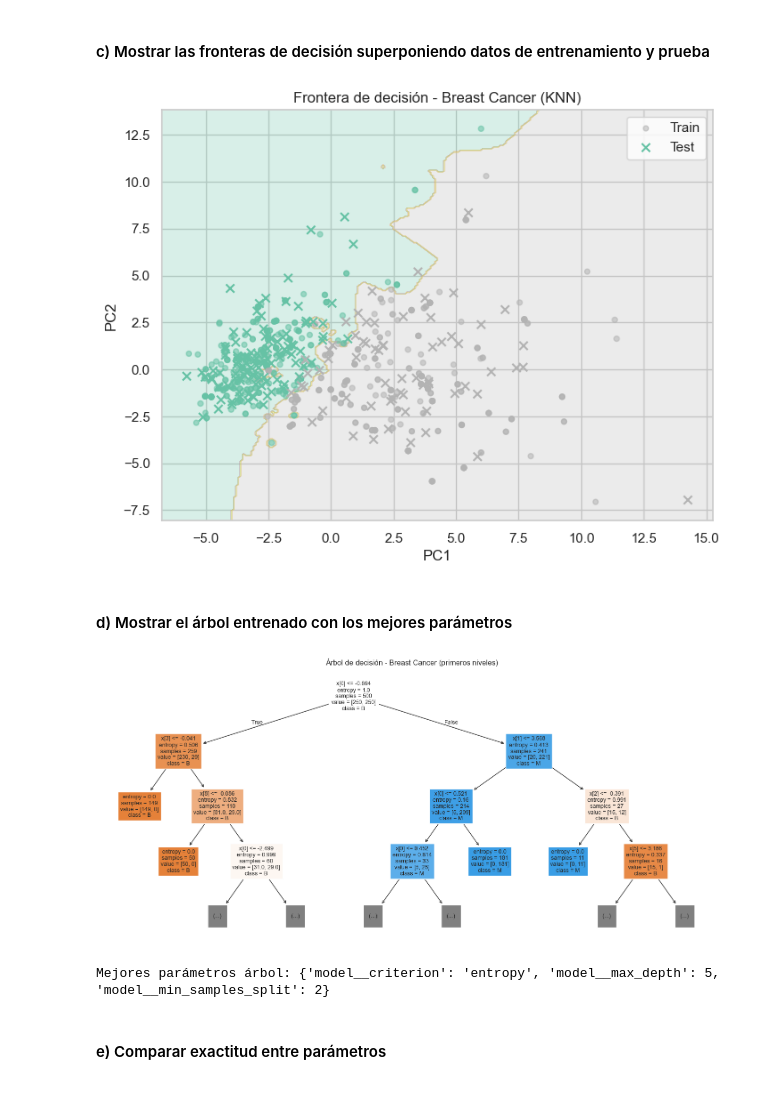
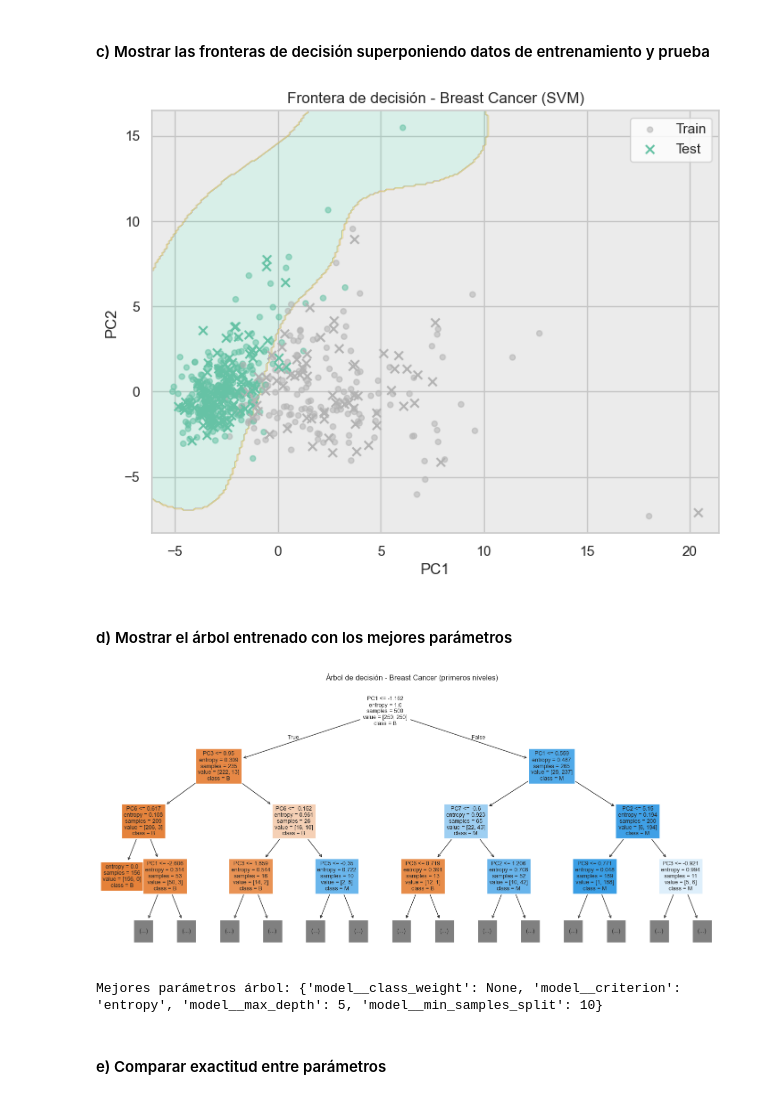
Before and after one commit to nodracPM/Pattern-Recognition, a Jupyter notebook: Lab/P4/notebook.ipynb, the cells around one changed output. Cells and saved outputs as stored; diff of their text form; code cells hidden in the pictures.

```diff
--- a/Lab/P4/notebook.ipynb
+++ b/Lab/P4/notebook.ipynb
@@ -559,15 +679,15 @@ list(wdbc_pipelines.keys())
 # %% [markdown]
 #### b) La búsqueda en cuadrícula nos permitirá encontrar los mejores hiper-parámetros. Este método consiste en especificar una lista de posibles valores para cada hiperparámetro y luego entrenar el modelo para cada combinación de estos valores. Se evalúa el rendimiento de cada modelo y se selecciona la combinación de hiperparámetros que da el mejor rendimiento. Este método es exhaustivo y puede resultar computacionalmente costoso, especialmente cuando se trata con un gran número de hiperparámetros o un gran número de datos.
 # %%
-# Función para búsqueda en cuadrícula
-def run_grid_searches(pipelines, param_grids, X_train, y_train, cv=3):
+# Función para búsqueda en cuadrícula con GridSearchCV de scikit-learn
+def run_grid_searches(pipelines, param_grids, X_train, y_train, cv=3, scoring='f1_macro'):
     searches = {}
     for model_name, pipeline in pipelines.items():
         print(f'Entrenando {model_name}...')
         search = GridSearchCV(
             estimator=pipeline,
             param_grid=param_grids[model_name],
-            scoring='accuracy',
+            scoring=scoring,
             cv=cv,
             n_jobs=1,
             refit=True,
@@ -575,9 +695,9 @@ def run_grid_searches(pipelines, param_grids, X_train, y_train, cv=3):
         )
         search.fit(X_train, y_train)
         searches[model_name] = search
-        print(f'  Mejor accuracy CV: {search.best_score_:.4f}')
+        print(f'  Mejor {scoring} CV: {search.best_score_:.4f}')
         print(f'  Mejores parámetros: {search.best_params_}')
     return searches
 
-print('Función run_grid_searches lista.')
+print('Función run_grid_searches lista; usa GridSearchCV de scikit-learn.')
 # %% [output]
@@ -646,9 +771,11 @@ wdbc_knn_grid
 # %%
 # Hiperparámetros árbol de decisión: Breast Cancer
+# class_weight permite evaluar si ponderar clases mejora el desempeño frente al desbalance.
 wdbc_tree_grid = {
     'model__max_depth': [3, 5, 7, None],
     'model__min_samples_split': [2, 5, 10],
-    'model__criterion': ['gini', 'entropy']
+    'model__criterion': ['gini', 'entropy'],
+    'model__class_weight': [None, 'balanced']
 }
 wdbc_tree_grid
 # %% [output]
@@ -664,9 +793,11 @@ wdbc_tree_grid
 # %%
 # Hiperparámetros SVM y grid completo: Breast Cancer
+# class_weight='balanced' se incluye para que GridSearchCV decida si aporta valor.
 wdbc_svm_grid = {
     'model__kernel': ['linear', 'rbf'],
     'model__C': [0.1, 1, 10],
-    'model__gamma': ['scale', 'auto', 0.01, 0.1]
+    'model__gamma': ['scale', 'auto', 0.01, 0.1],
+    'model__class_weight': [None, 'balanced']
 }
 
 wdbc_param_grids = {
@@ -764,9 +906,10 @@ parkinsons_param_grids
 wdbc_searches = run_grid_searches(
     wdbc_pipelines,
     wdbc_param_grids,
-    wdbc_X_train_balanced,
-    wdbc_y_train_balanced,
-    cv=3
+    wdbc_X_train,
+    wdbc_y_train,
+    cv=3,
+    scoring='f1_macro'
 )
 
 def evaluate_searches(searches, X_test, y_test):
@@ -777,14 +920,15 @@ def evaluate_searches(searches, X_test, y_test):
         predictions[model_name] = y_pred
         rows.append({
             'model': model_name,
-            'best_cv_accuracy': search.best_score_,
+            'best_cv_f1_macro': search.best_score_,
             'test_accuracy': accuracy_score(y_test, y_pred),
+            'test_balanced_accuracy': balanced_accuracy_score(y_test, y_pred),
             'test_precision_macro': precision_score(y_test, y_pred, average='macro', zero_division=0),
             'test_recall_macro': recall_score(y_test, y_pred, average='macro', zero_division=0),
             'test_f1_macro': f1_score(y_test, y_pred, average='macro', zero_division=0),
             'best_params': search.best_params_
         })
-    return pd.DataFrame(rows).sort_values('test_accuracy', ascending=False), predictions
+    return pd.DataFrame(rows).sort_values('test_f1_macro', ascending=False), predictions
 
 wdbc_results, wdbc_predictions = evaluate_searches(wdbc_searches, wdbc_X_test, wdbc_y_test)
 wdbc_best_model_name = wdbc_results.iloc[0]['model']
@@ -842,9 +986,8 @@ def plot_decision_boundary_pca2(best_search, X_train, y_train, X_test, y_test, t
     pca2_pipeline.fit(X_train, y_train_encoded)
 
     X_all = pd.concat([X_train, X_test], axis=0)
-    X_all_2d = pca2_pipeline.named_steps['pca'].transform(
-        pca2_pipeline.named_steps['scaler'].transform(X_all)
-    )
+    X_all_scaled = pca2_pipeline.named_steps['scaler'].transform(X_all)
+    X_all_2d = pca2_pipeline.named_steps['pca'].transform(X_all_scaled)
     X_train_2d = X_all_2d[:len(X_train)]
     X_test_2d = X_all_2d[len(X_train):]
 
@@ -865,33 +1008,34 @@ def plot_decision_boundary_pca2(best_search, X_train, y_train, X_test, y_test, t
 
 plot_decision_boundary_pca2(
     wdbc_best_search,
-    wdbc_X_train_balanced,
-    wdbc_y_train_balanced,
+    wdbc_X_train,
+    wdbc_y_train,
     wdbc_X_test,
     wdbc_y_test,
     f'Frontera de decisión - Breast Cancer ({wdbc_best_model_name})'
 )
 # %% [output]
-[figure, old version]
+[figure, new version]
 # %% [markdown]
 #### d) Mostrar el árbol entrenado con los mejores parámetros
 # %%
 # Árbol entrenado con mejores parámetros: Breast Cancer
 wdbc_tree_best = wdbc_searches['Decision Tree'].best_estimator_
 plt.figure(figsize=(18, 8))
 plot_tree(
     wdbc_tree_best.named_steps['model'],
+    feature_names=[f'PC{i + 1}' for i in range(wdbc_tree_best.named_steps['pca'].n_components_)],
     filled=True,
     class_names=wdbc_tree_best.named_steps['model'].classes_,
     max_depth=3,
     fontsize=9
 )
 plt.title('Árbol de decisión - Breast Cancer (primeros niveles)')
 plt.show()
 print('Mejores parámetros árbol:', wdbc_searches['Decision Tree'].best_params_)
 # %% [output]
-[figure, old version]
+[figure, new version]
-Mejores parámetros árbol: {'model__criterion': 'entropy', 'model__max_depth': 5, 'model__min_samples_split': 2}
+Mejores parámetros árbol: {'model__class_weight': None, 'model__criterion': 'entropy', 'model__max_depth': 5, 'model__min_samples_split': 10}
 # %% [markdown]
 #### e) Comparar exactitud entre parámetros
 # %%
```
Also changed, not shown: parts of 46 cells of this notebook, 8 other files.
